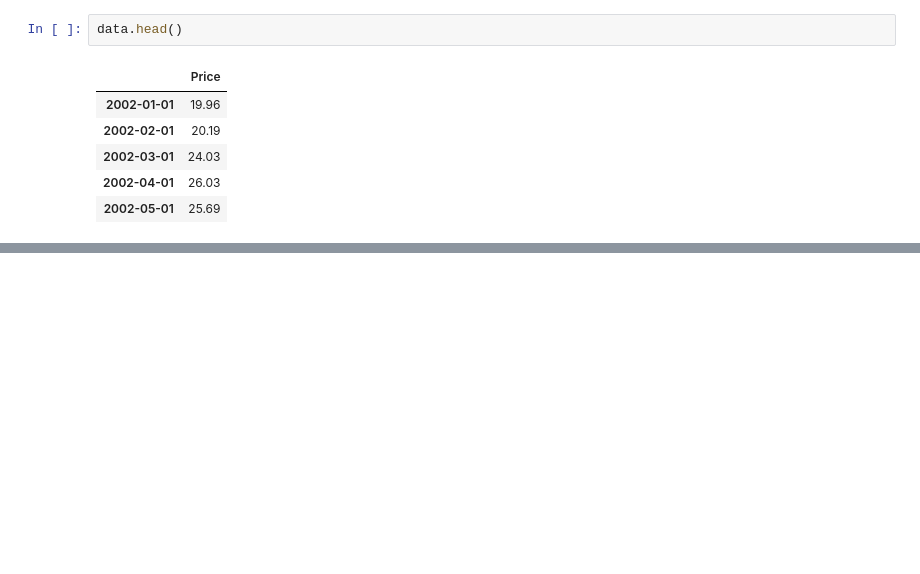
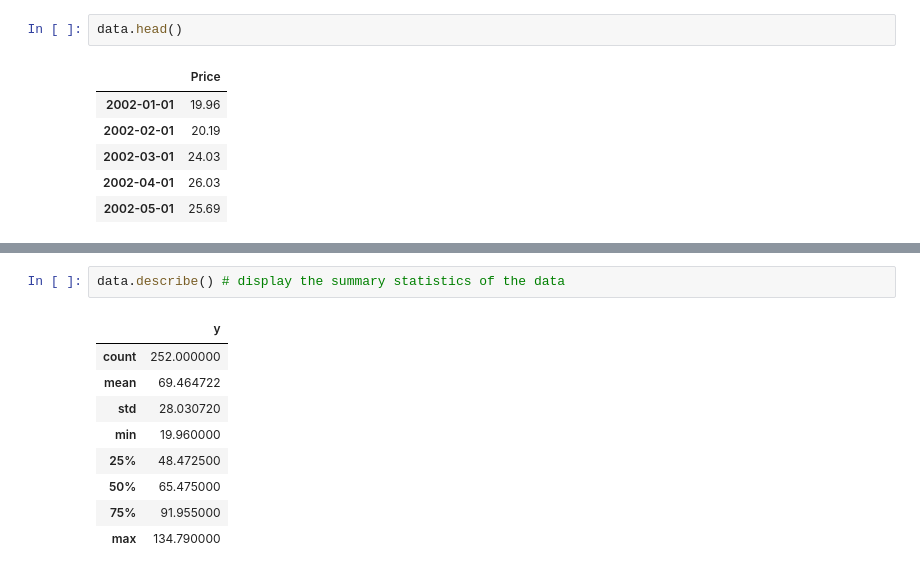
Before and after one commit to jnopareboateng/ml-library, a Jupyter notebook: crude-oil-forecast/prophet.ipynb, the cells around one changed output, grey strips where cells are left out. Saved outputs shown, nothing was run; the diff lists cells and outputs as text; blank space fills up the shorter version.

```diff
--- a/crude-oil-forecast/prophet.ipynb
+++ b/crude-oil-forecast/prophet.ipynb
@@ -24,0 +47,12 @@ train_data.columns = ['ds','y']
+# %%
+data.describe() # display the summary statistics of the data
+# %% [output]
+|  | y |
+| count | 252.000000 |
+| mean | 69.464722 |
+| std | 28.030720 |
+| min | 19.960000 |
+| 25% | 48.472500 |
+| 50% | 65.475000 |
+| 75% | 91.955000 |
+| max | 134.790000 |
```
Also changed, not shown: parts of 23 cells of this notebook, 1 other file.
